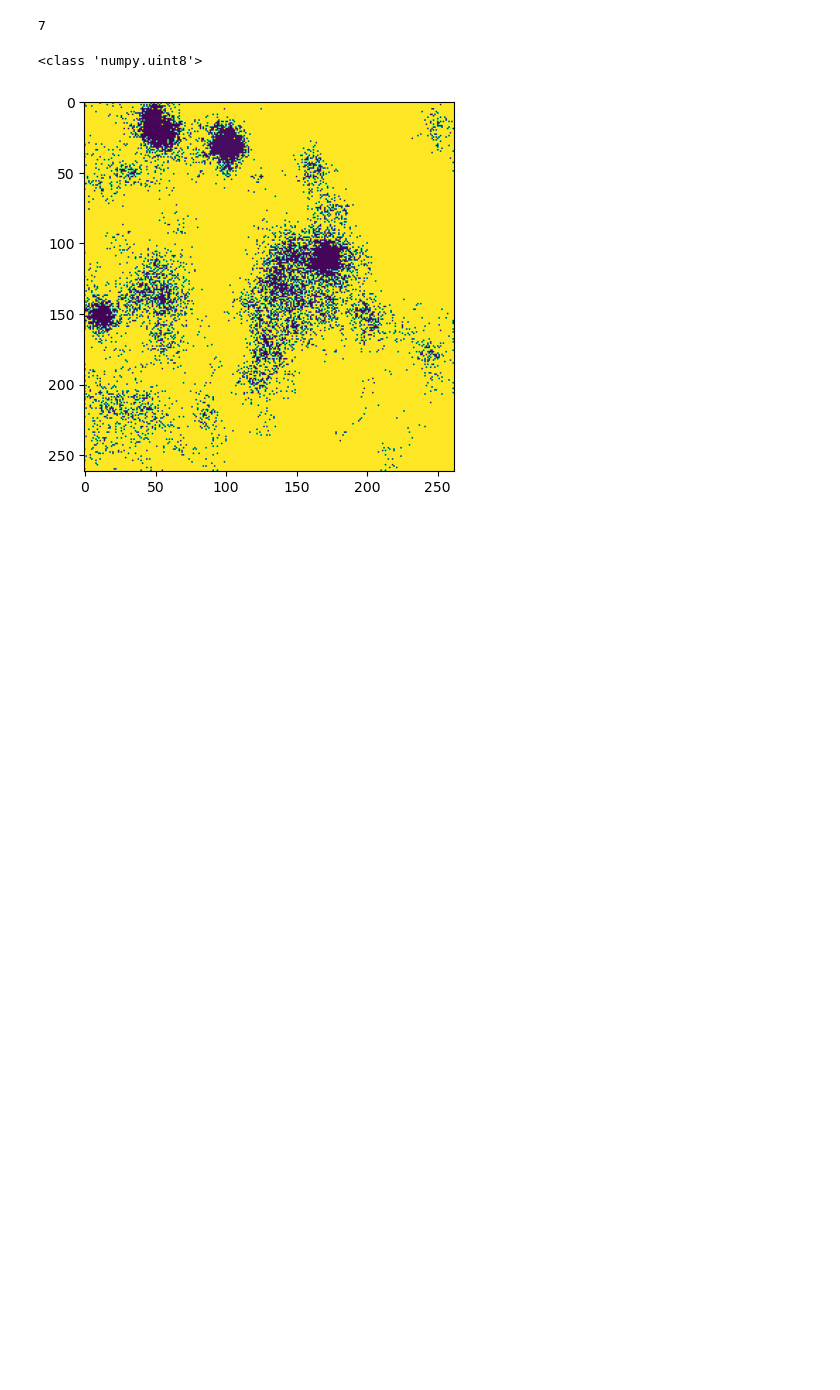
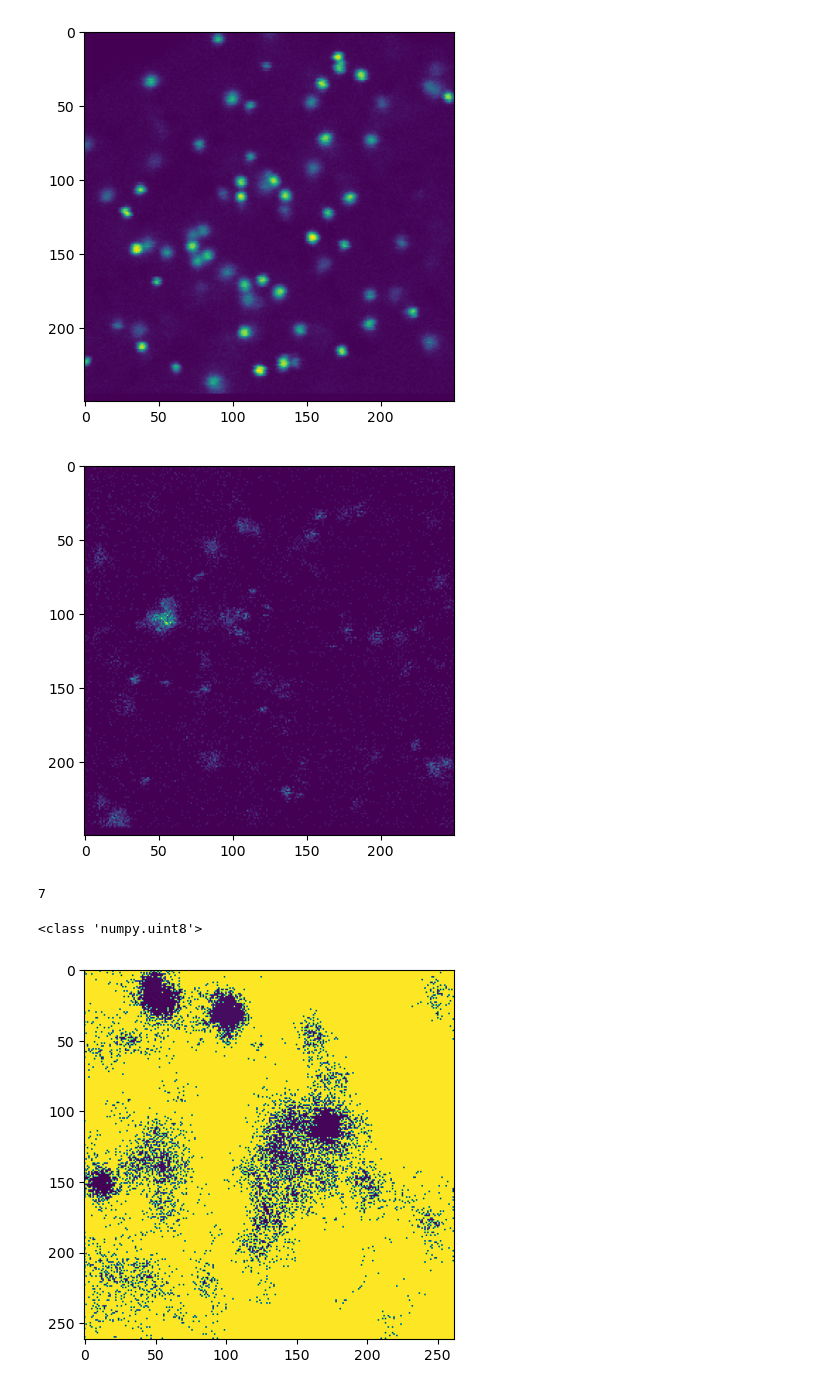
Before and after one commit to jonatanalvelid/etMINFLUX, a Jupyter notebook: test_imspector_con.ipynb, the cells around one changed output. Drawn from its saved outputs; the diff is of its cells as text; code cells hidden in the pictures; blank space fills up the shorter version.

```diff
--- a/test_imspector_con.ipynb
+++ b/test_imspector_con.ipynb
@@ -8,6 +8,26 @@ from scipy import ndimage as ndi
 import os
 
 a = specpy.get_application()
+# %%
+meas = a.active_measurement()
+img_ch1 = np.squeeze(meas.stack(0).data()[0])
+ch1_sh = np.shape(img_ch1)
+for i in range(1,10):
+    try:
+        img = np.squeeze(meas.stack(i).data()[0])
+        if np.shape(img) == ch1_sh:
+            img_ch2 = img
+            break
+    except:
+        pass
+
+plt.imshow(img_ch1)
+plt.show()
+plt.imshow(img_ch2)
+plt.show()
+# %% [output]
+[figure, added]
+[figure, added]
 # %%
 meas = a.active_measurement()
 nst = meas.number_of_stacks()
```
Also changed, not shown: 3 other files.
